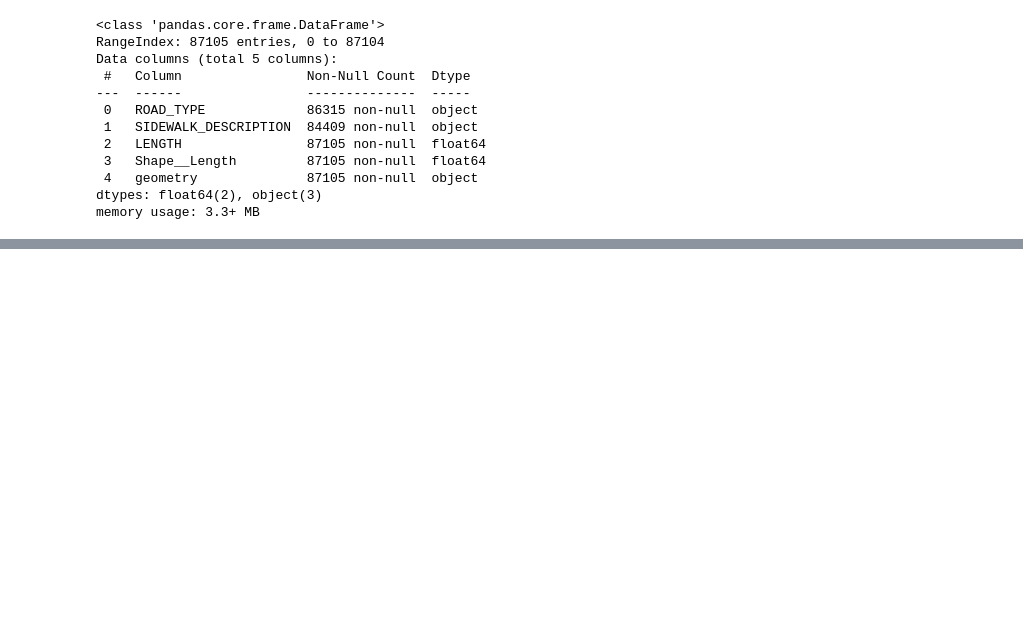
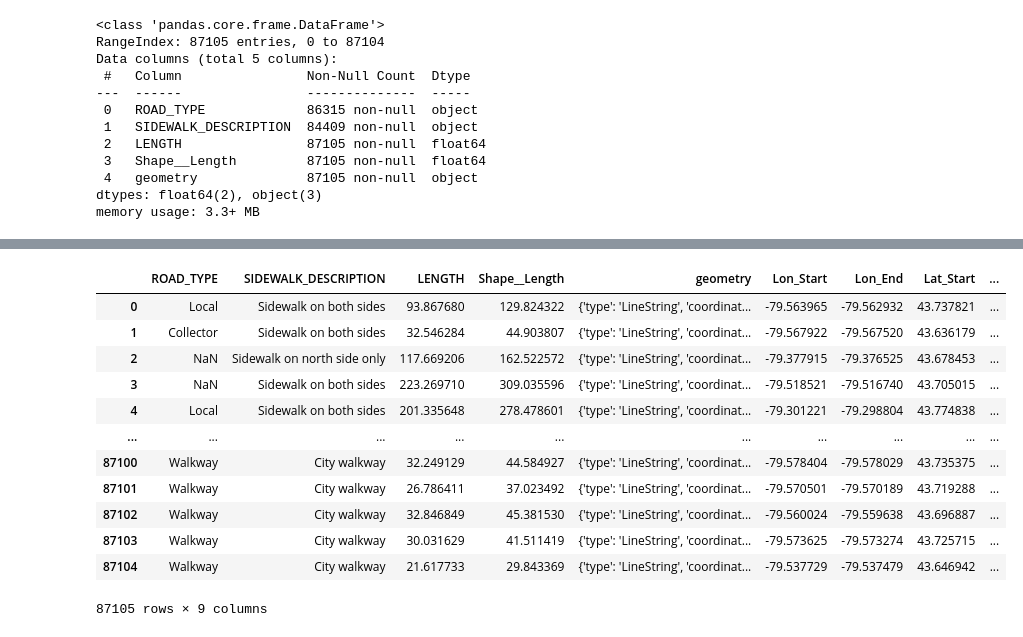
Before and after one commit to geotrieu/transit-ai, a Jupyter notebook: src/preprocessing.ipynb, the cells around one changed output, grey strips where cells are left out. Saved outputs shown, nothing was run; the diff lists cells and outputs as text; code cells hidden in the pictures; blank space fills up the shorter version.

Commit message:
update with preprocessing of pedestrian dataset

```diff
--- a/src/preprocessing.ipynb
+++ b/src/preprocessing.ipynb
@@ -124,0 +117,47 @@ memory usage: 4.5+ MB
+# %%
+for i,v in enumerate(coordinates):
+    temp_s = v['coordinates'][0]
+    temp_e = v['coordinates'][-1]
+    v['coordinates'] = temp_s
+    v['coordinates_end'] = temp_e
+# %%
+l_s = []
+l_e = []
+la_s = []
+la_e = []
+# %%
+for i,v in enumerate(coordinates):
+    lon = v['coordinates'][0]
+    lon_end = v['coordinates_end'][0]
+    lat = v['coordinates'][1]
+    lat_end = v['coordinates_end'][1]
+
+    l_s.append(lon)
+    l_e.append(lon_end)
+    la_s.append(lat)
+    la_e.append(lat_end)
+    v['lon_start'] = lon
+    v['lon_end'] = lon_end
+    v['lat_start'] = lat
+    v['lat_end'] = lat_end
+# %%
+pedestrian['Lon_Start'] = l_s
+pedestrian['Lon_End'] = l_e
+pedestrian['Lat_Start'] = la_s
+pedestrian['Lat_End'] = la_e
+# %%
+pedestrian
+# %% [output]
+|  | ROAD_TYPE | SIDEWALK_DESCRIPTION | LENGTH | Shape__Length | geometry | Lon_Start | Lon_End | Lat_Start | ... |
+| 0 | Local | Sidewalk on both sides | 93.867680 | 129.824322 | {'type': 'LineString', 'coordinat... | -79.563965 | -79.562932 | 43.737821 | ... |
+| 1 | Collector | Sidewalk on both sides | 32.546284 | 44.903807 | {'type': 'LineString', 'coordinat... | -79.567922 | -79.567520 | 43.636179 | ... |
+| 2 | NaN | Sidewalk on north side only | 117.669206 | 162.522572 | {'type': 'LineString', 'coordinat... | -79.377915 | -79.376525 | 43.678453 | ... |
+| 3 | NaN | Sidewalk on both sides | 223.269710 | 309.035596 | {'type': 'LineString', 'coordinat... | -79.518521 | -79.516740 | 43.705015 | ... |
+| 4 | Local | Sidewalk on both sides | 201.335648 | 278.478601 | {'type': 'LineString', 'coordinat... | -79.301221 | -79.298804 | 43.774838 | ... |
+| ... | ... | ... | ... | ... | ... | ... | ... | ... | ... |
+| 87100 | Walkway | City walkway | 32.249129 | 44.584927 | {'type': 'LineString', 'coordinat... | -79.578404 | -79.578029 | 43.735375 | ... |
+| 87101 | Walkway | City walkway | 26.786411 | 37.023492 | {'type': 'LineString', 'coordinat... | -79.570501 | -79.570189 | 43.719288 | ... |
+| 87102 | Walkway | City walkway | 32.846849 | 45.381530 | {'type': 'LineString', 'coordinat... | -79.560024 | -79.559638 | 43.696887 | ... |
+| 87103 | Walkway | City walkway | 30.031629 | 41.511419 | {'type': 'LineString', 'coordinat... | -79.573625 | -79.573274 | 43.725715 | ... |
+| 87104 | Walkway | City walkway | 21.617733 | 29.843369 | {'type': 'LineString', 'coordinat... | -79.537729 | -79.537479 | 43.646942 | ... |
+87105 rows × 9 columns
```
Also changed, not shown: parts of 7 cells of this notebook.
